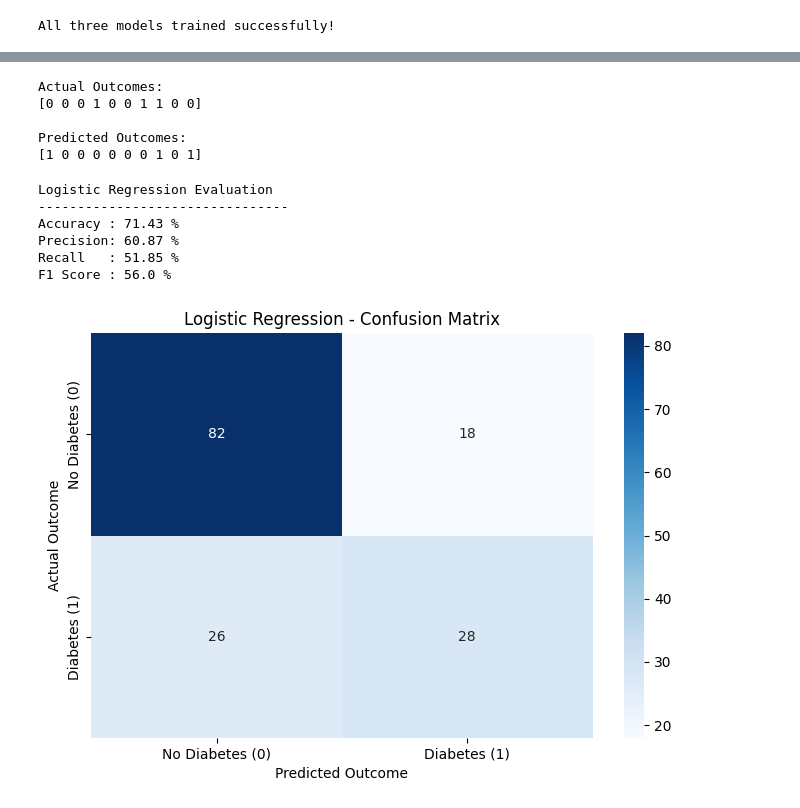
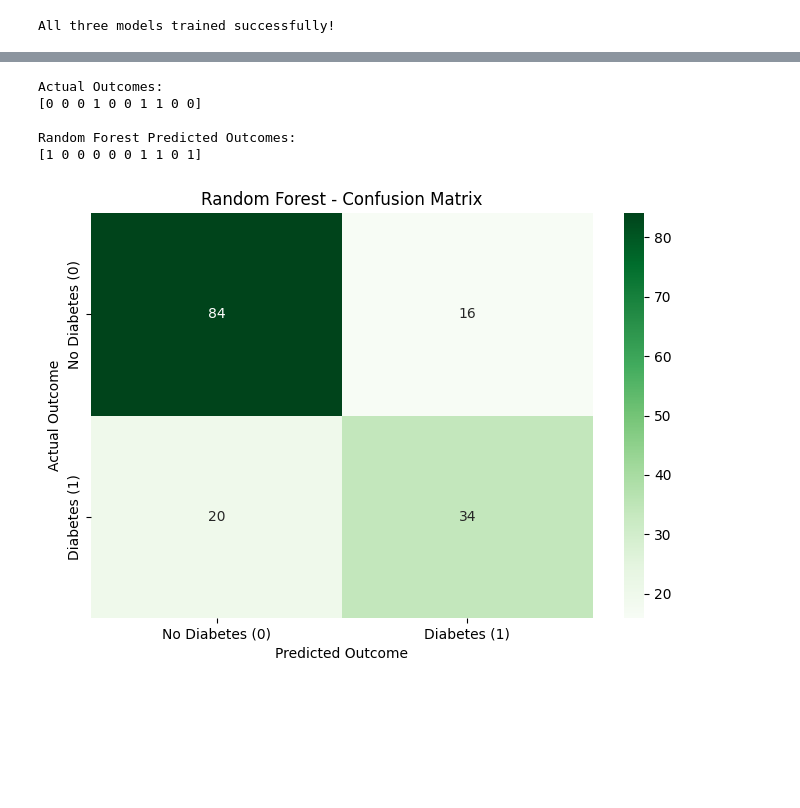
Before and after one commit to Muthuvanesh/data-science, a Jupyter notebook: Untitled28.ipynb, the cells around one changed output, grey strips where cells are left out. Drawn from its saved outputs; the diff is of its cells as text; code cells hidden in the pictures; blank space fills up the shorter version.

```diff
--- a/Untitled28.ipynb
+++ b/Untitled28.ipynb
@@ -246,3 +299,12 @@ Training Features: (614, 8)
 Testing Features: (154, 8)
 Training Target: (614,)
 Testing Target: (154,)
+# %%
+X = df.drop("Outcome", axis=1)
+y = df["Outcome"]
+
+numeric_features = X.select_dtypes(include=["number"]).columns
+categorical_features = X.select_dtypes(include=["object", "category"]).columns
+
+print("Numerical columns:", list(numeric_features))
+print("Categorical columns:", list(categorical_features))
@@ -249,2 +314,19 @@ Testing Target: (154,)
+# %%
+preprocessor = ColumnTransformer(
+    transformers=[
+        ("num", StandardScaler(), numeric_features),
+        ("cat", OneHotEncoder(handle_unknown="ignore"), categorical_features)
+    ]
+)
+# %%
+from sklearn.model_selection import train_test_split
+
+X_train, X_test, y_train, y_test = train_test_split(
+    X,
+    y,
+    test_size=0.2,
+    random_state=42,
+    stratify=y
+)
 # %%
 # Logistic Regression
@@ -274,62 +396,43 @@ All three models trained successfully!
 # %%
-# Predict using Logistic Regression
-y_pred_log = log_model.predict(X_test)
+# Predict using Random Forest
+y_pred_rf = rf_model.predict(X_test)
 
 # Display actual and predicted values
 print("Actual Outcomes:")
 print(y_test.head(10).values)
 
-print("\nPredicted Outcomes:")
-print(y_pred_log[:10])
+print("\nRandom Forest Predicted Outcomes:")
+print(y_pred_rf[:10])
 # %% [output]
 Actual Outcomes:
 [0 0 0 1 0 0 1 1 0 0]
 
-Predicted Outcomes:
-[1 0 0 0 0 0 0 1 0 1]
+Random Forest Predicted Outcomes:
+[1 0 0 0 0 0 1 1 0 1]
-# %%
-from sklearn.metrics import accuracy_score, precision_score, recall_score, f1_score
-
-accuracy = accuracy_score(y_test, y_pred_log)
-precision = precision_score(y_test, y_pred_log)
-recall = recall_score(y_test, y_pred_log)
-f1 = f1_score(y_test, y_pred_log)
-
-print("Logistic Regression Evaluation")
-print("--------------------------------")
-print("Accuracy :", round(accuracy * 100, 2), "%")
-print("Precision:", round(precision * 100, 2), "%")
-print("Recall   :", round(recall * 100, 2), "%")
-print("F1 Score :", round(f1 * 100, 2), "%")
-# %% [output]
-Logistic Regression Evaluation
---------------------------------
-Accuracy : 71.43 %
-Precision: 60.87 %
-Recall   : 51.85 %
-F1 Score : 56.0 %
 # %%
 from sklearn.metrics import confusion_matrix
 
-cm = confusion_matrix(y_test, y_pred_log)
+# Confusion matrix for Random Forest
+cm = confusion_matrix(y_test, y_pred_rf)
 
 plt.figure(figsize=(7, 5))
 
 ax = sns.heatmap(
     cm,
     annot=True,
     fmt="d",
-    cmap="Blues",
+    cmap="Greens",
     xticklabels=["No Diabetes (0)", "Diabetes (1)"],
     yticklabels=["No Diabetes (0)", "Diabetes (1)"]
 )
 
-plt.title("Logistic Regression - Confusion Matrix")
+plt.title("Random Forest - Confusion Matrix")
+
 plt.xlabel("Predicted Outcome")
 plt.ylabel("Actual Outcome")
 
 plt.tight_layout()
 plt.show()
 # %% [output]
-[figure, old version]
+[figure, new version]
 # %%
```
Also changed, not shown: parts of 10 cells of this notebook.
